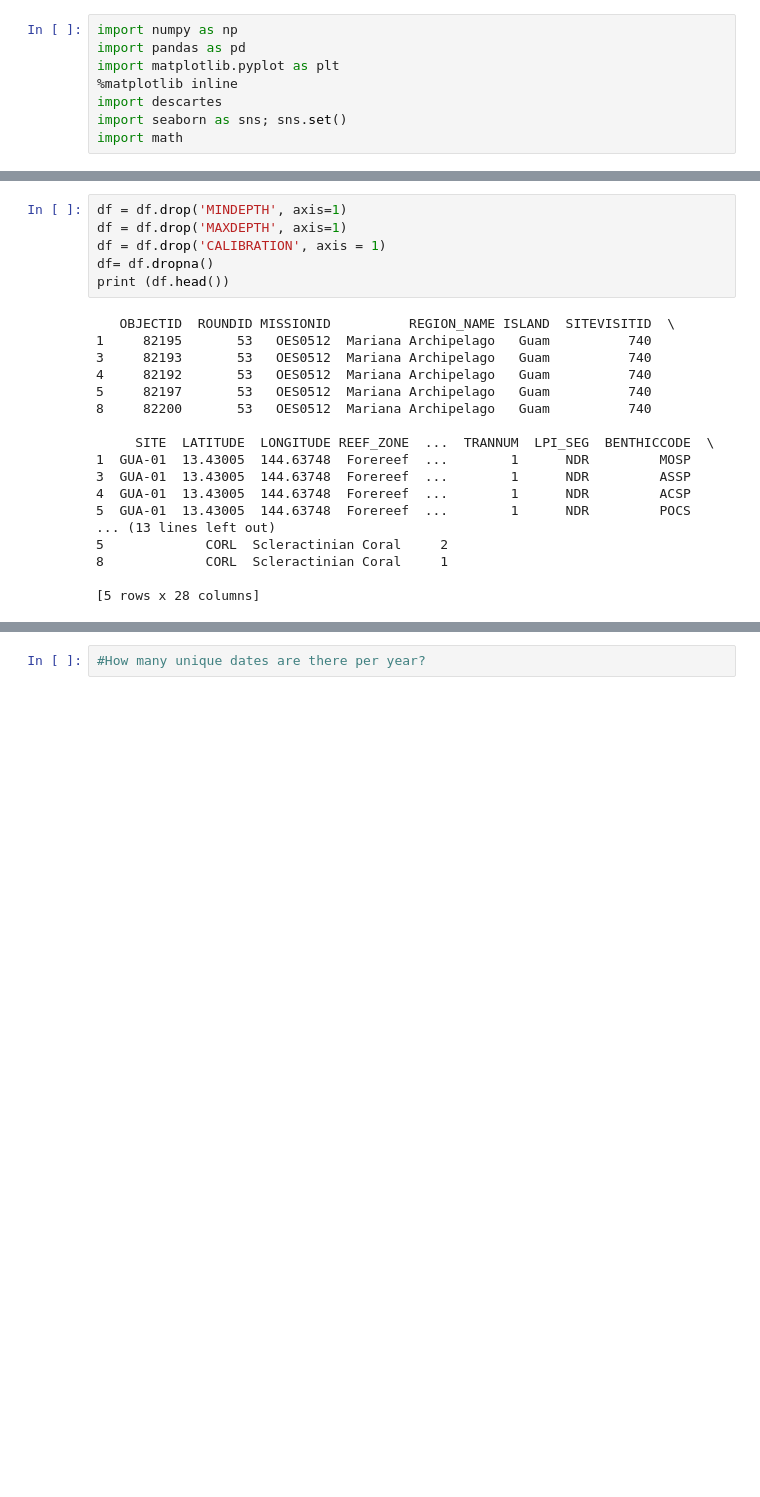
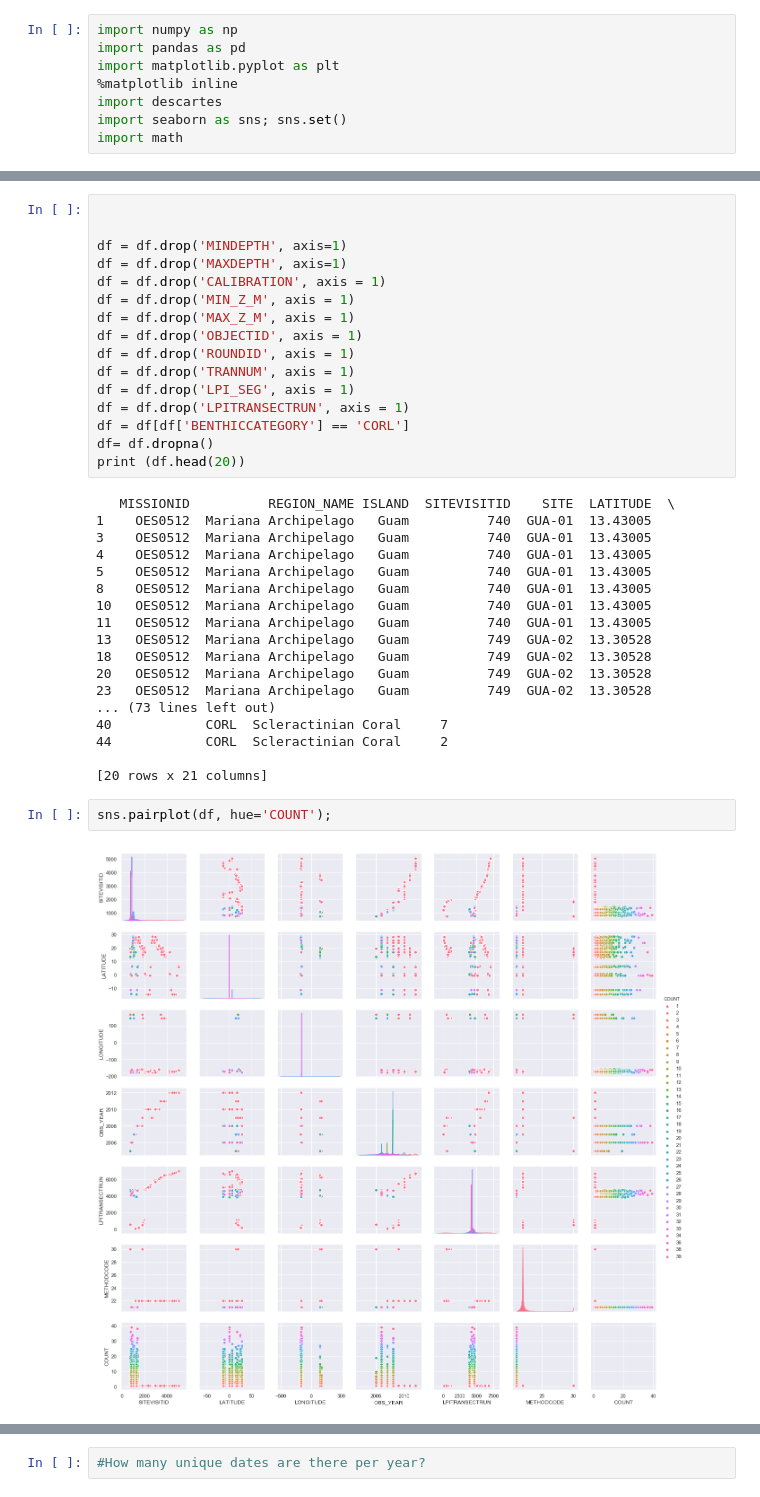
Before and after one commit to tiagofassoni/Supervised-Learning-Capstone, a Jupyter notebook: Coral Data.ipynb, the cells around one changed output, grey strips where cells are left out. Cells and saved outputs as stored; diff of their text form; blank space fills up the shorter version.

```diff
--- a/Coral Data.ipynb
+++ b/Coral Data.ipynb
@@ -11,24 +30,38 @@ df = pd.read_csv(r'C:\Users\harr1\Downloads\V0_BENT_LPI.csv')
 # %%
+
+
 df = df.drop('MINDEPTH', axis=1)
 df = df.drop('MAXDEPTH', axis=1)
 df = df.drop('CALIBRATION', axis = 1)
+df = df.drop('MIN_Z_M', axis = 1)
+df = df.drop('MAX_Z_M', axis = 1)
+df = df.drop('OBJECTID', axis = 1)
+df = df.drop('ROUNDID', axis = 1)
+df = df.drop('TRANNUM', axis = 1)
+df = df.drop('LPI_SEG', axis = 1)
+df = df.drop('LPITRANSECTRUN', axis = 1)
+df = df[df['BENTHICCATEGORY'] == 'CORL']
 df= df.dropna()
-print (df.head())
+print (df.head(20))
 # %% [output]
-   OBJECTID  ROUNDID MISSIONID          REGION_NAME ISLAND  SITEVISITID  \
-1     82195       53   OES0512  Mariana Archipelago   Guam          740
-3     82193       53   OES0512  Mariana Archipelago   Guam          740
-4     82192       53   OES0512  Mariana Archipelago   Guam          740
-5     82197       53   OES0512  Mariana Archipelago   Guam          740
-8     82200       53   OES0512  Mariana Archipelago   Guam          740
+   MISSIONID          REGION_NAME ISLAND  SITEVISITID    SITE  LATITUDE  \
+1    OES0512  Mariana Archipelago   Guam          740  GUA-01  13.43005
+3    OES0512  Mariana Archipelago   Guam          740  GUA-01  13.43005
+4    OES0512  Mariana Archipelago   Guam          740  GUA-01  13.43005
+5    OES0512  Mariana Archipelago   Guam          740  GUA-01  13.43005
+8    OES0512  Mariana Archipelago   Guam          740  GUA-01  13.43005
+10   OES0512  Mariana Archipelago   Guam          740  GUA-01  13.43005
+11   OES0512  Mariana Archipelago   Guam          740  GUA-01  13.43005
+13   OES0512  Mariana Archipelago   Guam          749  GUA-02  13.30528
+18   OES0512  Mariana Archipelago   Guam          749  GUA-02  13.30528
+20   OES0512  Mariana Archipelago   Guam          749  GUA-02  13.30528
+23   OES0512  Mariana Archipelago   Guam          749  GUA-02  13.30528
+... (73 lines left out)
+40            CORL  Scleractinian Coral     7
+44            CORL  Scleractinian Coral     2
 
-     SITE  LATITUDE  LONGITUDE REEF_ZONE  ...  TRANNUM  LPI_SEG  BENTHICCODE  \
-1  GUA-01  13.43005  144.63748  Forereef  ...        1      NDR         MOSP
-3  GUA-01  13.43005  144.63748  Forereef  ...        1      NDR         ASSP
-4  GUA-01  13.43005  144.63748  Forereef  ...        1      NDR         ACSP
-5  GUA-01  13.43005  144.63748  Forereef  ...        1      NDR         POCS
-... (13 lines left out)
-5             CORL  Scleractinian Coral     2
-8             CORL  Scleractinian Coral     1
-
-[5 rows x 28 columns]
+[20 rows x 21 columns]
+# %%
+sns.pairplot(df, hue='COUNT');
+# %% [output]
+[figure, added]
```
Also changed, not shown: parts of 49 cells of this notebook.
